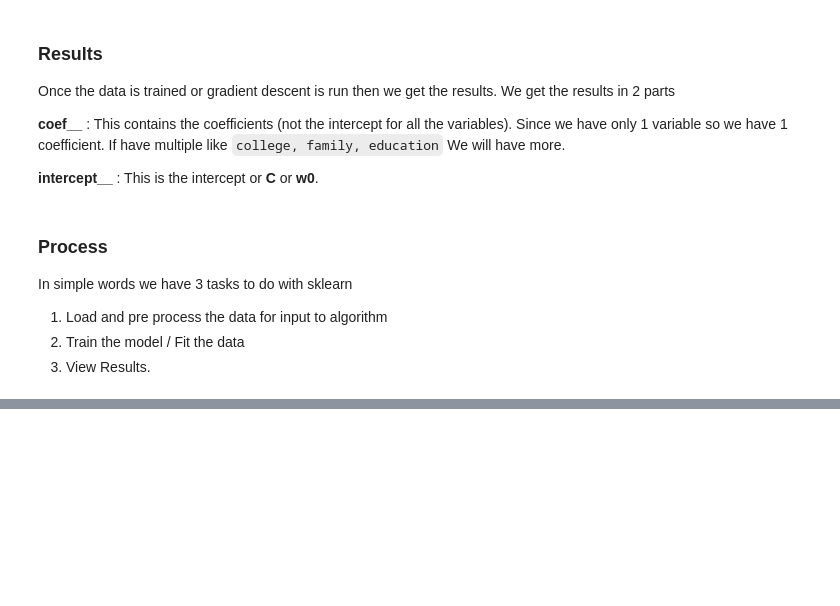
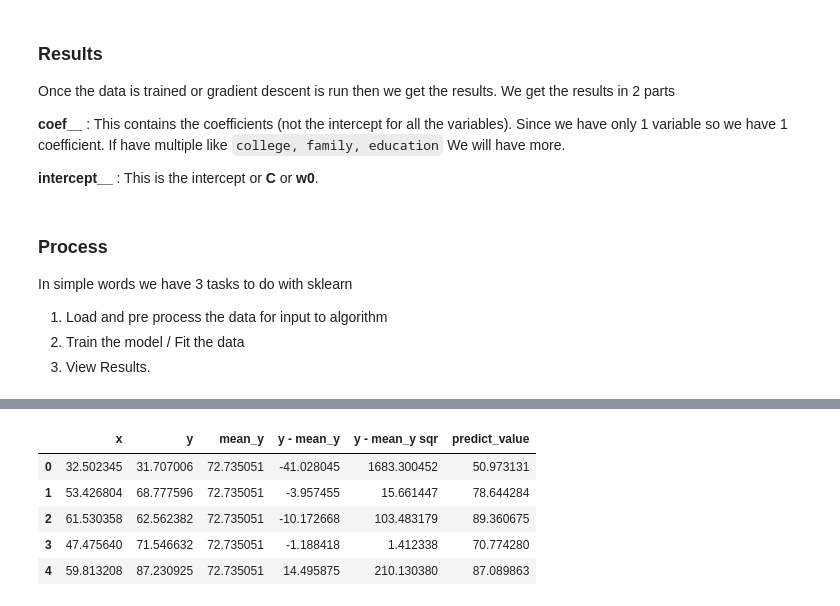
Before and after one commit to avs20/MLPrep, a Jupyter notebook: linear_reg/Linear Regression - II.ipynb, the cells around one changed output, grey strips where cells are left out. Cells and saved outputs as stored; diff of their text form; code cells hidden in the pictures; blank space fills up the shorter version.

```diff
--- a/linear_reg/Linear Regression - II.ipynb
+++ b/linear_reg/Linear Regression - II.ipynb
@@ -242,0 +401,10 @@ In simple words we have 3 tasks to do with sklearn
+# %%
+points['predict_value'] = reg.predict(X)
+points.head()
+# %% [output]
+|  | x | y | mean_y | y - mean_y | y - mean_y sqr | predict_value |
+| 0 | 32.502345 | 31.707006 | 72.735051 | -41.028045 | 1683.300452 | 50.973131 |
+| 1 | 53.426804 | 68.777596 | 72.735051 | -3.957455 | 15.661447 | 78.644284 |
+| 2 | 61.530358 | 62.562382 | 72.735051 | -10.172668 | 103.483179 | 89.360675 |
+| 3 | 47.475640 | 71.546632 | 72.735051 | -1.188418 | 1.412338 | 70.774280 |
+| 4 | 59.813208 | 87.230925 | 72.735051 | 14.495875 | 210.130380 | 87.089863 |
```
Also changed, not shown: parts of 21 cells of this notebook.
